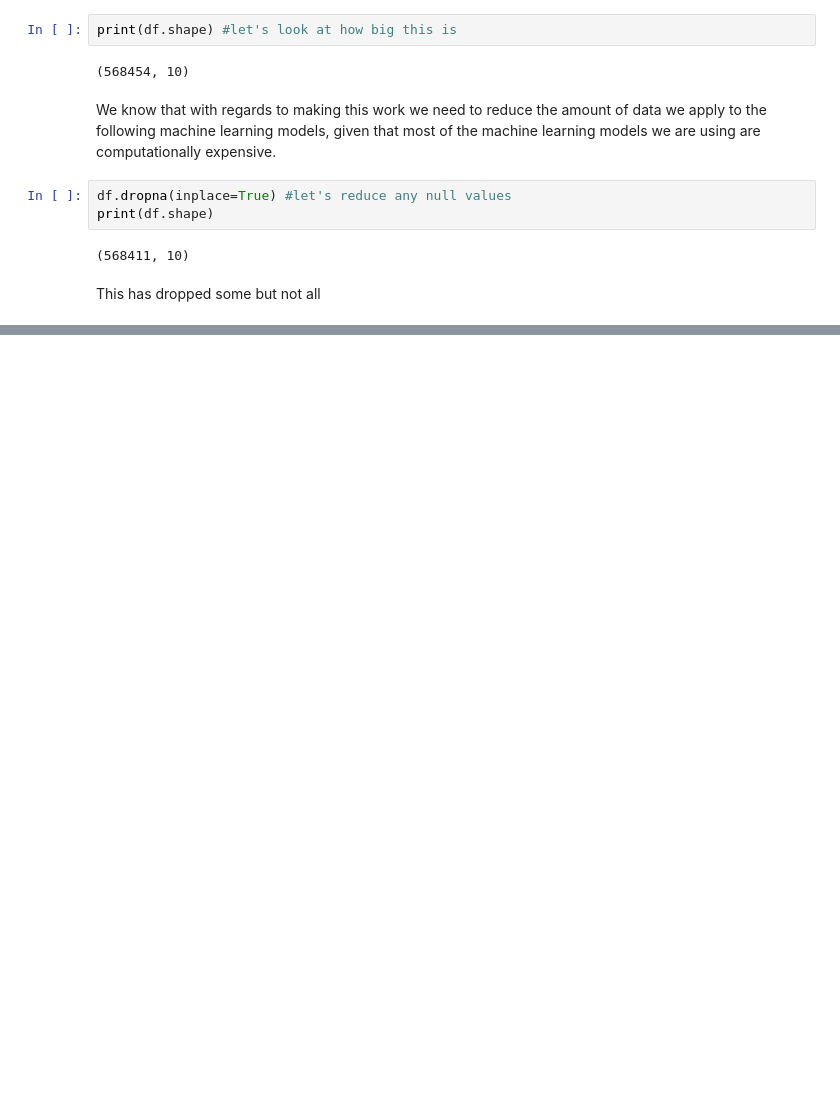
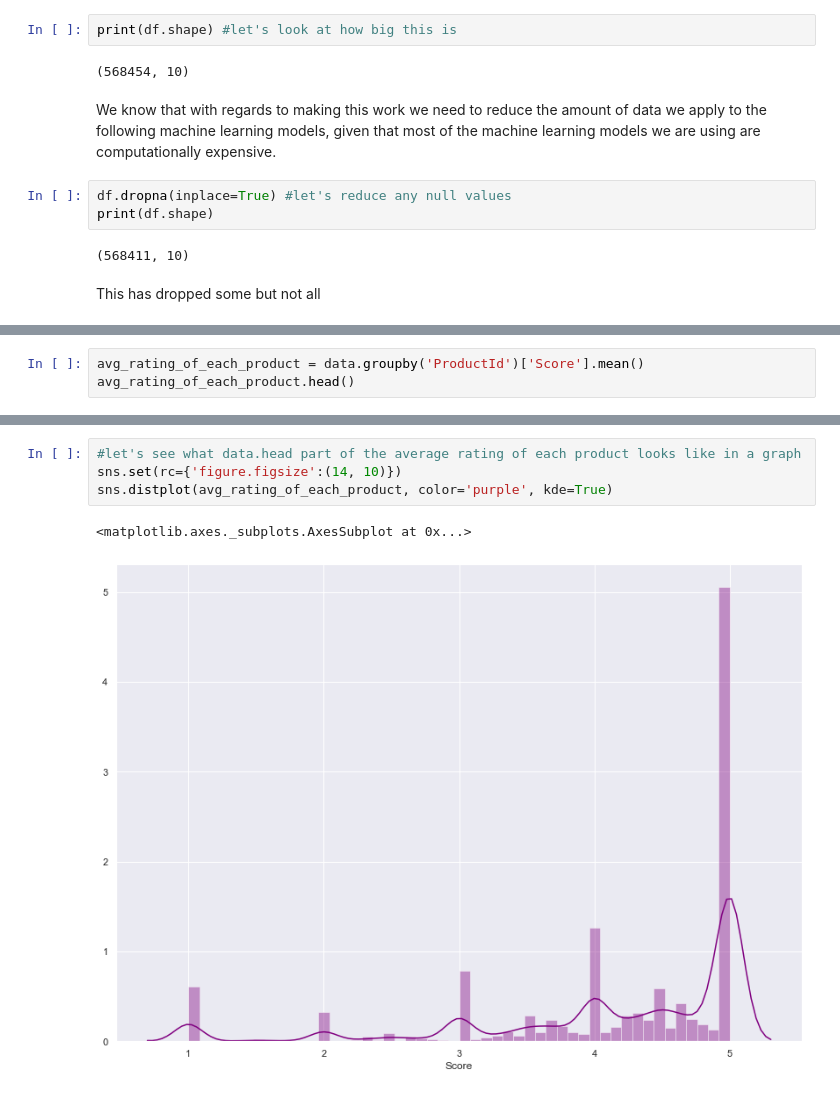
Before and after one commit to anilaq/dspractice, a Jupyter notebook: mlmodels.ipynb, the cells around one changed output, grey strips where cells are left out. Cells and saved outputs as stored; diff of their text form; blank space fills up the shorter version.

```diff
--- a/mlmodels.ipynb
+++ b/mlmodels.ipynb
@@ -130,0 +184,3 @@ This has dropped some but not all
+# %%
+avg_rating_of_each_product = data.groupby('ProductId')['Score'].mean()
+avg_rating_of_each_product.head()
@@ -130,0 +205,7 @@ This has dropped some but not all
+# %%
+#let's see what data.head part of the average rating of each product looks like in a graph
+sns.set(rc={'figure.figsize':(14, 10)})
+sns.distplot(avg_rating_of_each_product, color='purple', kde=True)
+# %% [output]
+<matplotlib.axes._subplots.AxesSubplot at 0x...>
+[figure, added]
```
Also changed, not shown: parts of 24 cells of this notebook.
